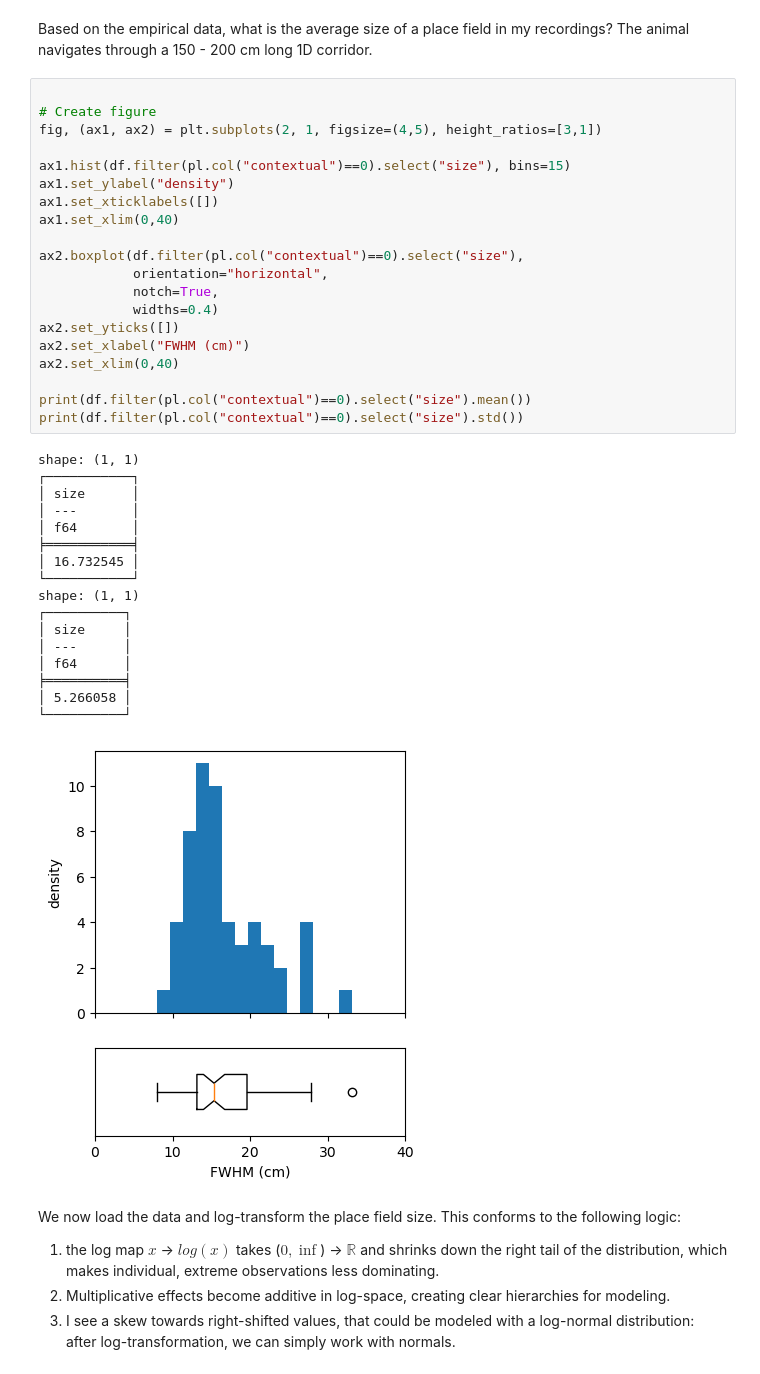
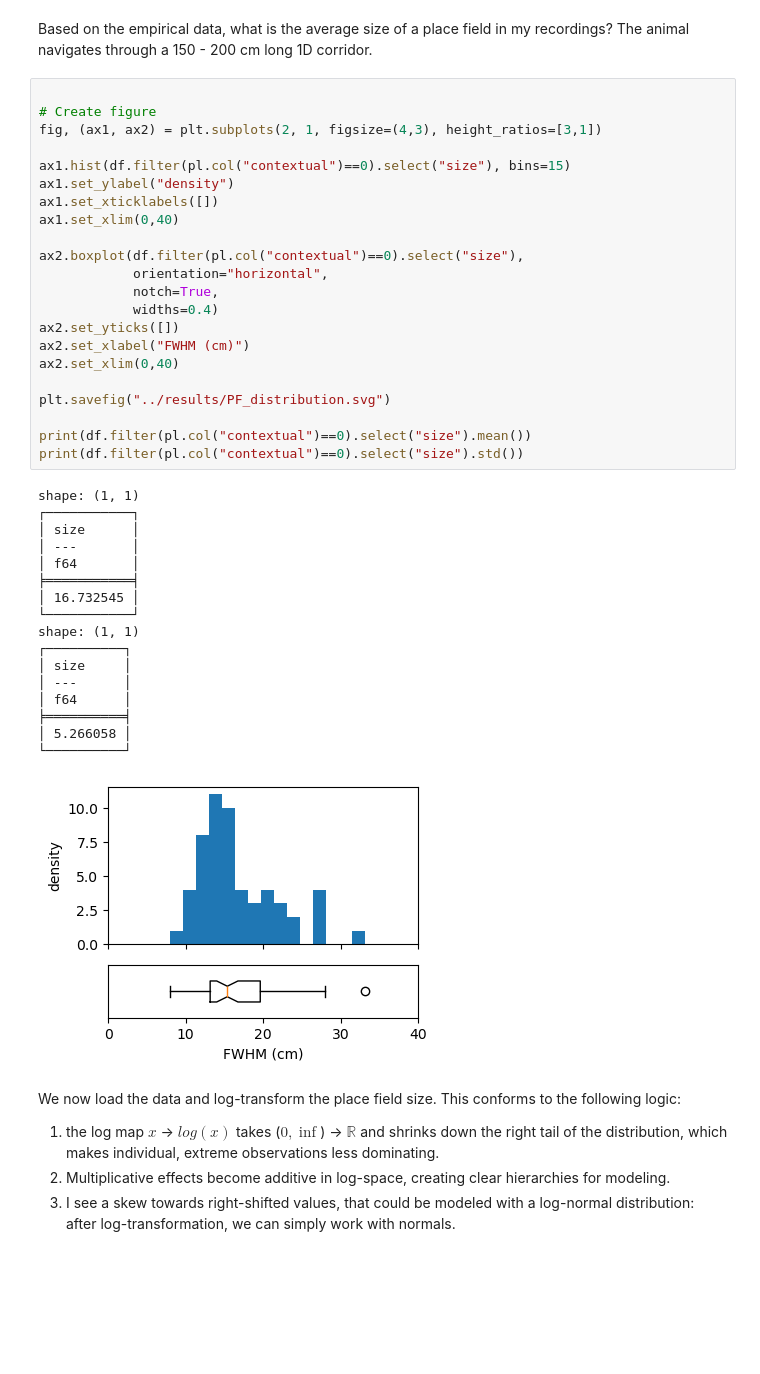
Before and after one commit to Anneser/SpatialInformation, a Jupyter notebook: scripts/06_PlaceFieldAnalysis.ipynb, the cells around one changed output. Cells and saved outputs as stored; diff of their text form; blank space fills up the shorter version.

```diff
--- a/scripts/06_PlaceFieldAnalysis.ipynb
+++ b/scripts/06_PlaceFieldAnalysis.ipynb
@@ -47,41 +48,43 @@ The animal navigates through a 150 - 200 cm long 1D corridor.
 # %%
 
 # Create figure
-fig, (ax1, ax2) = plt.subplots(2, 1, figsize=(4,5), height_ratios=[3,1])
+fig, (ax1, ax2) = plt.subplots(2, 1, figsize=(4,3), height_ratios=[3,1])
 
 ax1.hist(df.filter(pl.col("contextual")==0).select("size"), bins=15)
 ax1.set_ylabel("density")
 ax1.set_xticklabels([])
 ax1.set_xlim(0,40)
 
 ax2.boxplot(df.filter(pl.col("contextual")==0).select("size"),
             orientation="horizontal",
             notch=True,
             widths=0.4)
 ax2.set_yticks([])
 ax2.set_xlabel("FWHM (cm)")
 ax2.set_xlim(0,40)
 
+plt.savefig("../results/PF_distribution.svg")
+
 print(df.filter(pl.col("contextual")==0).select("size").mean())
 print(df.filter(pl.col("contextual")==0).select("size").std())
 # %% [output]
 shape: (1, 1)
 ┌───────────┐
 │ size      │
 │ ---       │
 │ f64       │
 ╞═══════════╡
 │ 16.732545 │
 └───────────┘
 shape: (1, 1)
 ┌──────────┐
 │ size     │
 │ ---      │
 │ f64      │
 ╞══════════╡
 │ 5.266058 │
 └──────────┘
-[figure, old version]
+[figure, new version]
 # %% [markdown]
 We now load the data and log-transform the place field size. This conforms to the following logic:
 
```
Also changed, not shown: parts of 7 cells of this notebook.
